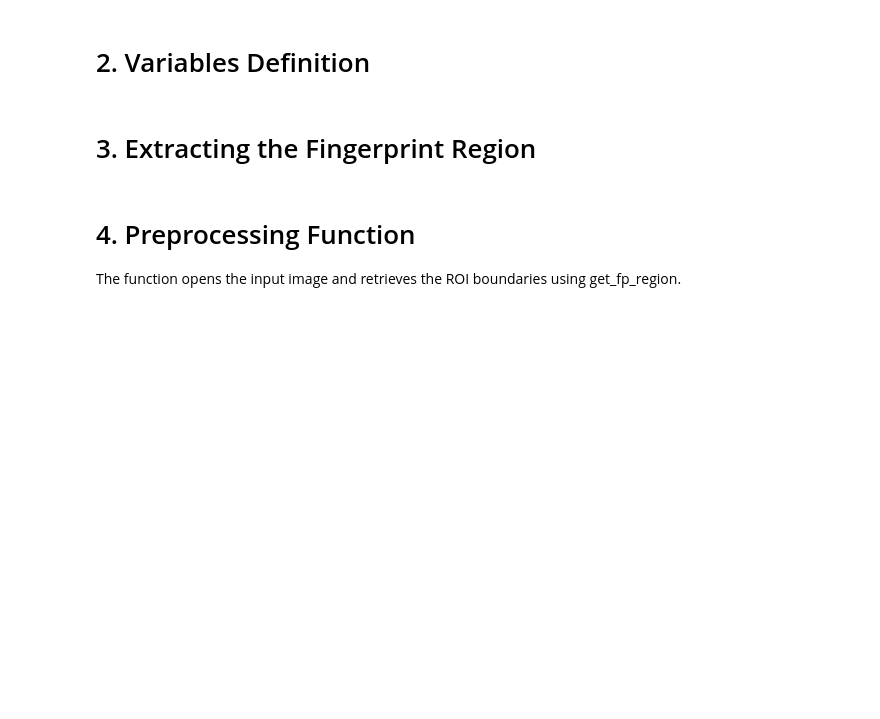
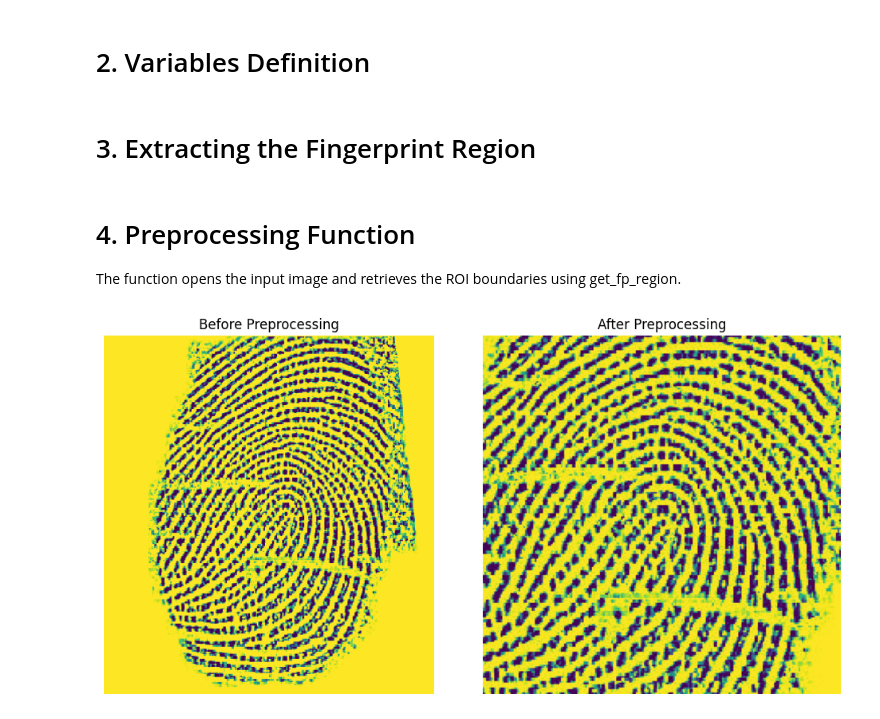
Before and after one commit to MALTOisHERE/Fingerprint_Recognition_System, a Jupyter notebook: Preprocessing.ipynb, the cells around one changed output. Drawn from its saved outputs; the diff is of its cells as text; code cells hidden in the pictures; blank space fills up the shorter version.

Commit message:
Show preprocessing result

```diff
--- a/Preprocessing.ipynb
+++ b/Preprocessing.ipynb
@@ -163,3 +163,28 @@ preprocess(
     "/content/drive/MyDrive/biometric-data/dataset/1_1_1.jpg",
     "/content/drive/MyDrive/biometric-data/sucon.jpg"
 )
+# %%
+import matplotlib.pyplot as plt
+import matplotlib.image as mpimg
+
+# Charger les images
+img1 = mpimg.imread('/content/drive/MyDrive/biometric-data/dataset/1_1_1.jpg')
+img2 = mpimg.imread('/content/drive/MyDrive/biometric-data/1_1_1.jpg')
+
+# Créer des sous-graphiques
+fig, axes = plt.subplots(1, 2, figsize=(10, 5))  # 1 ligne, 2 colonnes
+
+# Afficher la première image
+axes[0].imshow(img1)
+axes[0].axis('off')  # Masquer les axes
+axes[0].set_title('Before Preprocessing')  # Ajouter un titre
+
+# Afficher la deuxième image
+axes[1].imshow(img2)
+axes[1].axis('off')
+axes[1].set_title('After Preprocessing')
+
+plt.tight_layout()
+plt.show()
+# %% [output]
+[figure, added]
```
Also changed, not shown: parts of 1 cell of this notebook.
